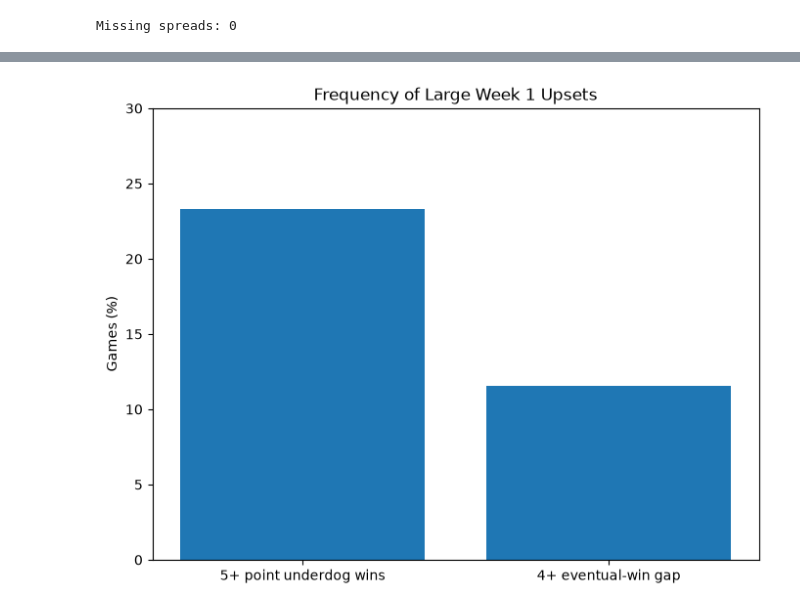
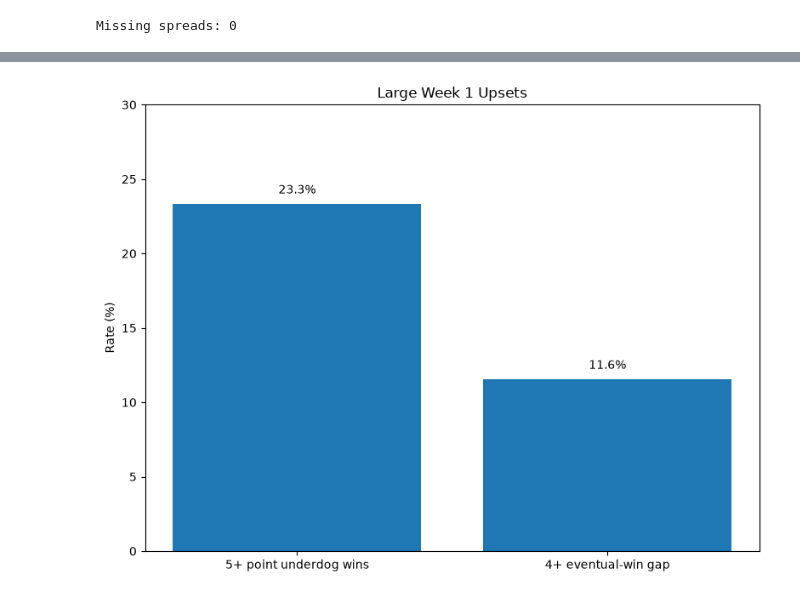
Before and after one commit to natelewis17/Is_NFL_Week1_Chaotic, a Jupyter notebook: notebooks/02_upset_analysis.ipynb, the cells around one changed output, grey strips where cells are left out. Drawn from its saved outputs; the diff is of its cells as text; code cells hidden in the pictures.

```diff
--- a/notebooks/02_upset_analysis.ipynb
+++ b/notebooks/02_upset_analysis.ipynb
@@ -344,13 +384,12 @@ Record upsets: 98
 # %%
-# Main Q1 visualization: overall Week 1 upset rates.
 upset_rates = pd.DataFrame({
     "Definition": [
         "Betting-market upset",
         "Record-based upset"
     ],
     "Rate": [
-        week1["betting_upset"].mean() * 100,
-        week1["record_upset_future"].mean() * 100
+        week1_betting_rate * 100,
+        week1_record_rate * 100
     ]
 })
 
@@ -359,8 +398,13 @@ plt.bar(
     upset_rates["Definition"],
     upset_rates["Rate"]
 )
-plt.ylabel("Week 1 Games (%)")
+plt.ylabel("Upset rate (%)")
 plt.title("Week 1 Upset Rates")
 plt.ylim(0, 45)
+
+for i, rate in enumerate(upset_rates["Rate"]):
+    plt.text(i, rate + 1, f"{rate:.1f}%", ha="center")
+
+plt.tight_layout()
 plt.show()
 # %% [output]
@@ -368,27 +412,28 @@ plt.show()
 # %%
-# Large-upset visualization.
-big_upset_rates = pd.DataFrame({
+large_upset_rates = pd.DataFrame({
     "Definition": [
         "5+ point underdog wins",
         "4+ eventual-win gap"
     ],
     "Rate": [
-        (
-            week1["big_betting_upset"].sum()
-            / (week1["spread_favorite"] <= -5).sum()
-        ) * 100,
-        week1["big_record_upset"].mean() * 100
+        five_plus_rate * 100,
+        four_plus_rate * 100
     ]
 })
 
 plt.figure(figsize=(8, 6))
 plt.bar(
-    big_upset_rates["Definition"],
-    big_upset_rates["Rate"]
+    large_upset_rates["Definition"],
+    large_upset_rates["Rate"]
 )
-plt.ylabel("Games (%)")
-plt.title("Frequency of Large Week 1 Upsets")
+plt.ylabel("Rate (%)")
+plt.title("Large Week 1 Upsets")
 plt.ylim(0, 30)
+
+for i, rate in enumerate(large_upset_rates["Rate"]):
+    plt.text(i, rate + 0.7, f"{rate:.1f}%", ha="center")
+
+plt.tight_layout()
 plt.show()
 # %% [output]
-[figure, old version]
+[figure, new version]
```
Also changed, not shown: parts of 25 cells of this notebook.
